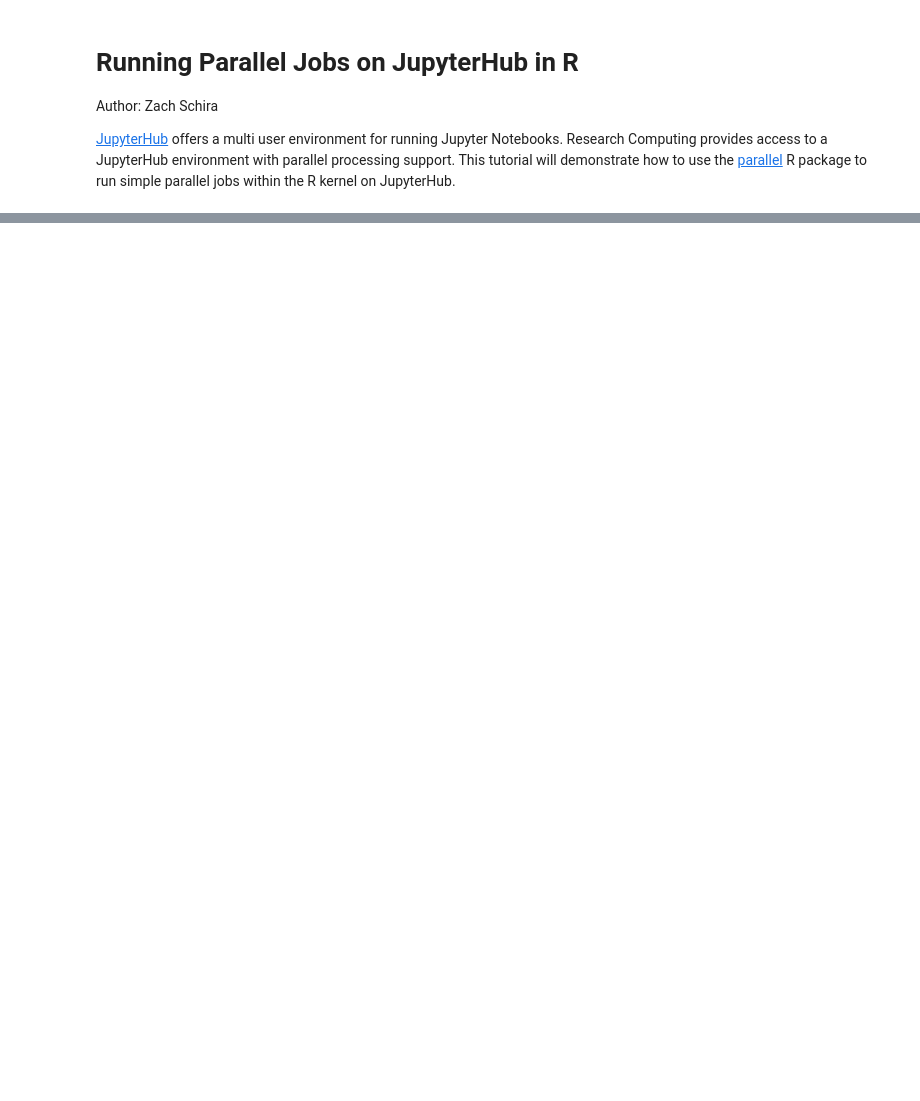
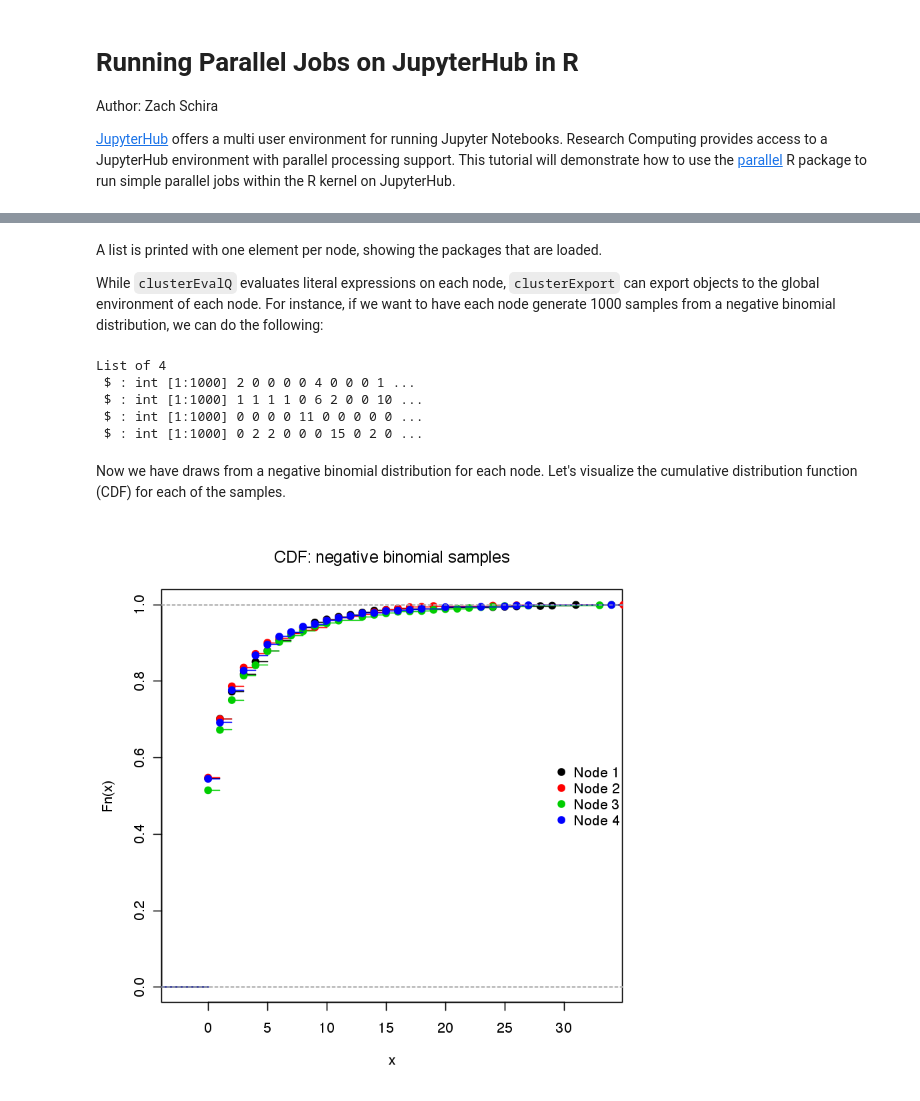
Before and after one commit to earthlab/tutorials, a Jupyter notebook: R/R-parallel.ipynb, the cells around one changed output, grey strips where cells are left out. Cells and saved outputs as stored; diff of their text form; code cells hidden in the pictures; blank space fills up the shorter version.

```diff
--- a/R/R-parallel.ipynb
+++ b/R/R-parallel.ipynb
@@ -51,0 +59,27 @@ Once you have finished your work, you will want to free the resources you have b
+# %% [markdown]
+A list is printed with one element per node, showing the packages that are loaded.
+
+While `clusterEvalQ` evaluates literal expressions on each node, `clusterExport` can export objects to the global environment of each node. For instance, if we want to have each node generate 1000 samples from a negative binomial distribution, we can do the following:
+# %%
+nb_draws <- clusterEvalQ(cl, rnegbin(n = 1000, mu = 2, theta = .3))
+str(nb_draws)
+# %% [output]
+List of 4
+ $ : int [1:1000] 2 0 0 0 0 4 0 0 0 1 ...
+ $ : int [1:1000] 1 1 1 1 0 6 2 0 0 10 ...
+ $ : int [1:1000] 0 0 0 0 11 0 0 0 0 0 ...
+ $ : int [1:1000] 0 2 2 0 0 0 15 0 2 0 ...
+# %% [markdown]
+Now we have draws from a negative binomial distribution for each node.
+Let's visualize the cumulative distribution function (CDF) for each of the samples.
+# %%
+plot(ecdf(nb_draws[[1]]), main = 'CDF: negative binomial samples')
+for (i in 2:num_cores){
+    plot(ecdf(nb_draws[[i]]), add = TRUE, col = i)
+}
+core_seq <- 1:num_cores
+legend('right', col = core_seq,
+      legend = paste('Node', core_seq),
+      pch = 19, bty = 'n')
+# %% [output]
+[figure, added]
```
Also changed, not shown: parts of 17 cells of this notebook.
